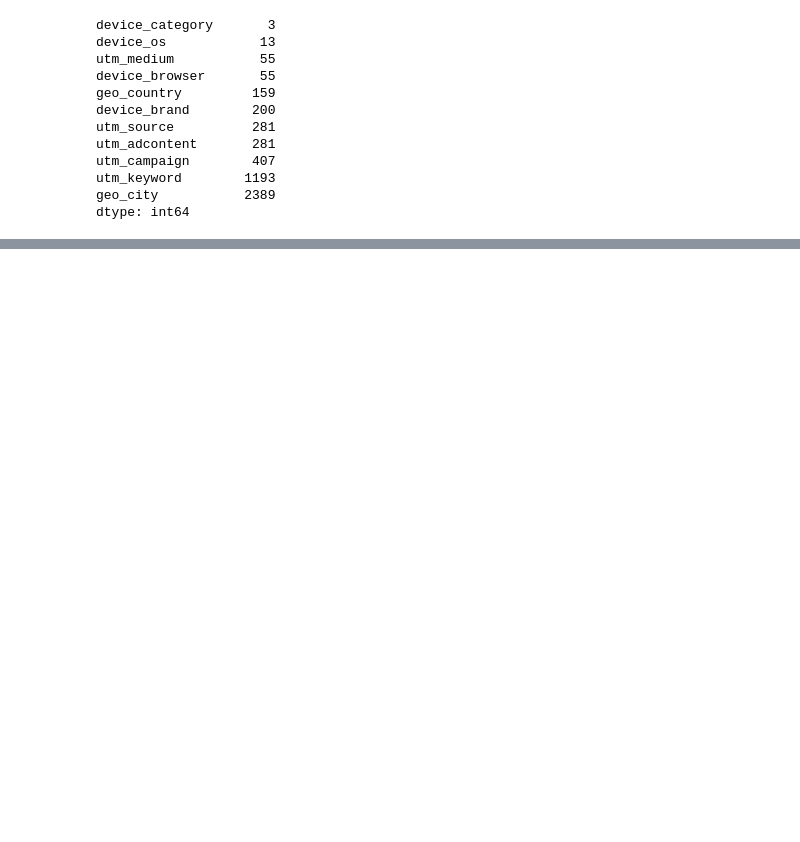
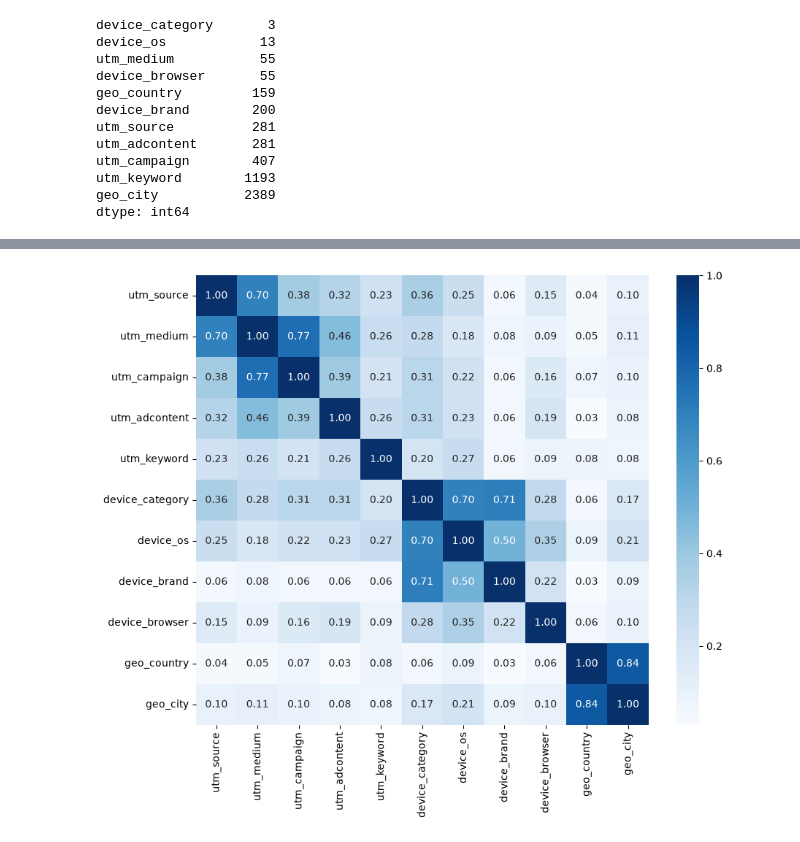
Before and after one commit to Alikonchik-Kaedahara/sber_auto_subscription, a Jupyter notebook: 02_model.ipynb, the cells around one changed output, grey strips where cells are left out. Saved outputs shown, nothing was run; the diff lists cells and outputs as text; code cells hidden in the pictures; blank space fills up the shorter version.

```diff
--- a/02_model.ipynb
+++ b/02_model.ipynb
@@ -138,20 +105,0 @@ plt.show()
-# %%
-# correlation doesn't work for categorical features, so I use Cramer's V instead (from 0 to 1)
-def cramers_v(a, b):
-    table = pd.crosstab(a, b).values
-    n = table.sum()
-    expected = table.sum(axis=1, keepdims=True) * table.sum(axis=0, keepdims=True) / n
-    chi2 = ((table - expected) ** 2 / expected).sum()
-    return np.sqrt(chi2 / n / (min(table.shape) - 1))
-
-
-sample = X.sample(300_000, random_state=42)
-cramers = pd.DataFrame(index=CAT_FEATURES, columns=CAT_FEATURES, dtype=float)
-for a in CAT_FEATURES:
-    for b in CAT_FEATURES:
-        cramers.loc[a, b] = 1.0 if a == b else cramers_v(sample[a], sample[b])
-
-plt.figure(figsize=(10, 8))
-sns.heatmap(cramers, annot=True, fmt='.2f', cmap='Blues', vmin=0, vmax=1)
-plt.title("Cramer's V between categorical features")
-plt.show()
@@ -536,0 +126,23 @@ The final model is trained in `pipeline.py` on all the data with the same parame
+# %%
+# for categorical features Cramer's V instead of correlation
+def cramers_v(a, b):
+    table = pd.crosstab(a, b)
+    chi2 = chi2_contingency(table)[0]
+    n = table.values.sum()
+    return np.sqrt(chi2 / n / (min(table.shape) - 1))
+
+
+sample = X.sample(300_000, random_state=42)
+cramers = pd.DataFrame(index=CAT_FEATURES, columns=CAT_FEATURES, dtype=float)
+for a in CAT_FEATURES:
+    for b in CAT_FEATURES:
+        if a == b:
+            cramers.loc[a, b] = 1
+        else:
+            cramers.loc[a, b] = cramers_v(sample[a], sample[b])
+
+plt.figure(figsize=(10, 8))
+sns.heatmap(cramers, annot=True, fmt='.2f', cmap='Blues')
+plt.show()
+# %% [output]
+[figure, added]
```
Also changed, not shown: parts of 79 cells of this notebook.
